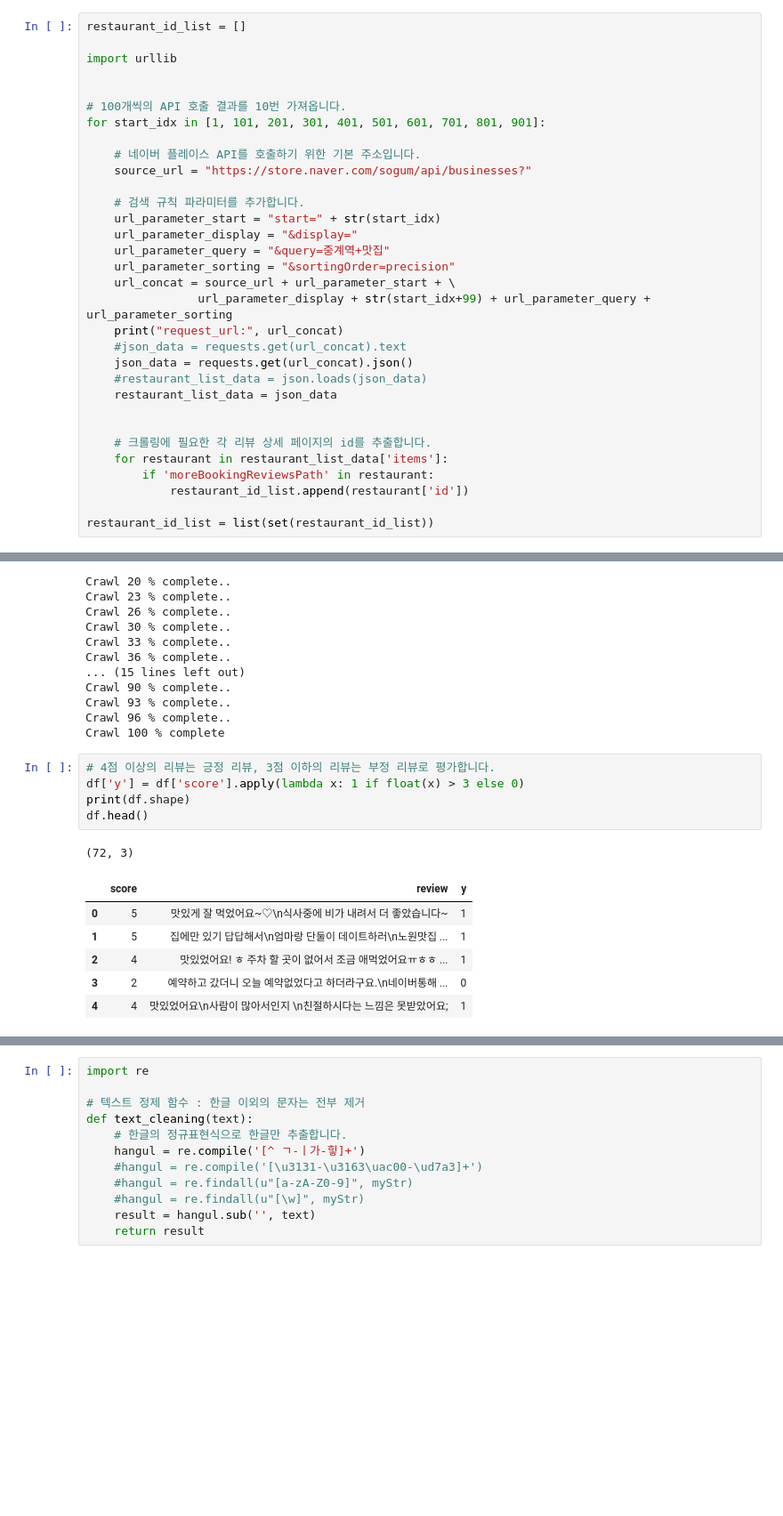
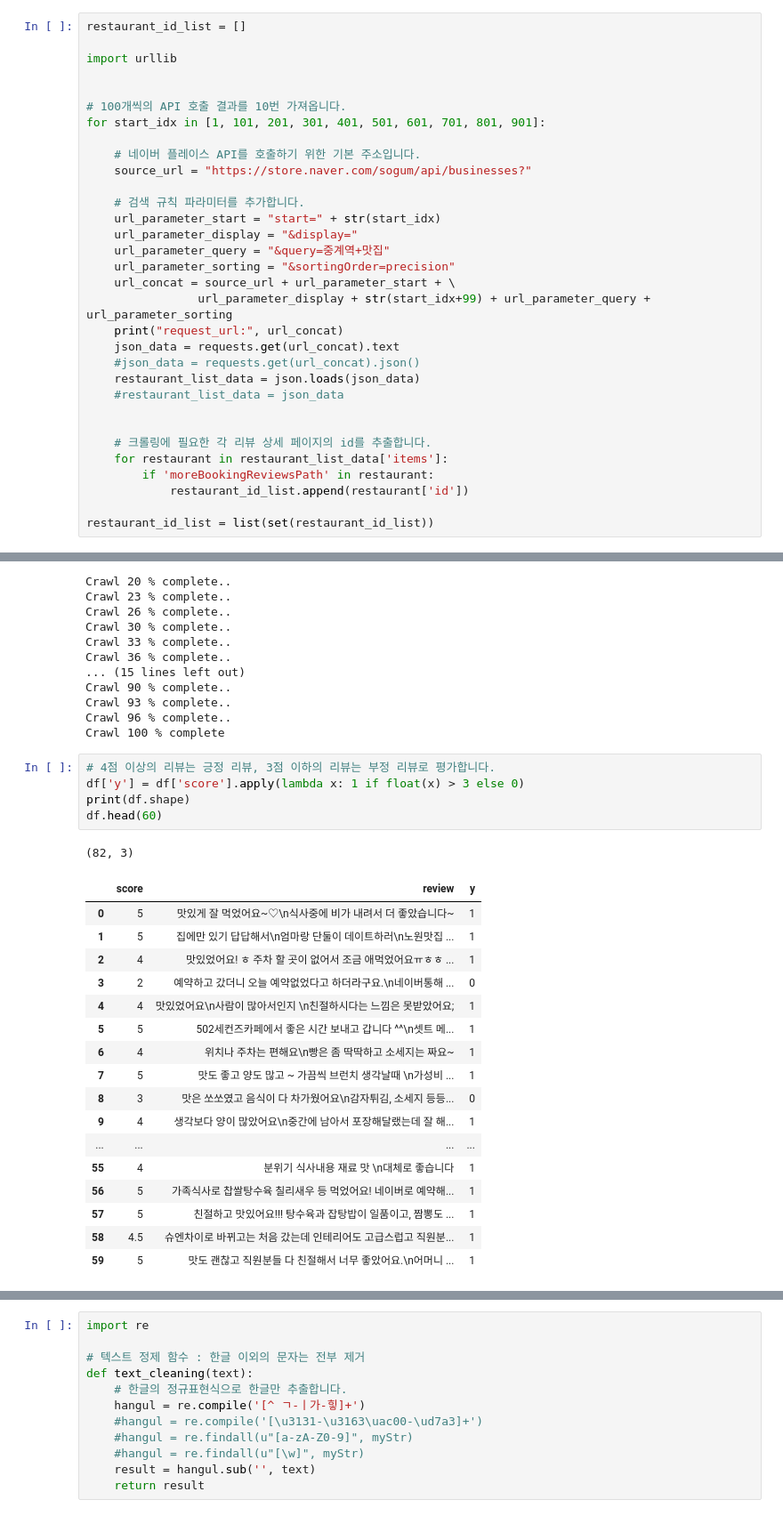
Before and after one commit to COMDORI-HWJ/Python-Data-Analysis, a Jupyter notebook: Final-pro.ipynb, the cells around one changed output, grey strips where cells are left out. Shown at 89% size. Saved outputs shown, nothing was run; the diff lists cells and outputs as text; blank space fills up the shorter version.

```diff
--- a/Final-pro.ipynb
+++ b/Final-pro.ipynb
@@ -50,10 +50,10 @@ for start_idx in [1, 101, 201, 301, 401, 501, 601, 701, 801, 901]:
     url_concat = source_url + url_parameter_start + \
                 url_parameter_display + str(start_idx+99) + url_parameter_query + url_parameter_sorting
     print("request_url:", url_concat)
-    #json_data = requests.get(url_concat).text
-    json_data = requests.get(url_concat).json()
-    #restaurant_list_data = json.loads(json_data)
-    restaurant_list_data = json_data
+    json_data = requests.get(url_concat).text
+    #json_data = requests.get(url_concat).json()
+    restaurant_list_data = json.loads(json_data)
+    #restaurant_list_data = json_data
 
 
     # 크롤링에 필요한 각 리뷰 상세 페이지의 id를 추출합니다.
@@ -125,15 +125,26 @@ Crawl 100 % complete
 # %%
 # 4점 이상의 리뷰는 긍정 리뷰, 3점 이하의 리뷰는 부정 리뷰로 평가합니다.
 df['y'] = df['score'].apply(lambda x: 1 if float(x) > 3 else 0)
 print(df.shape)
-df.head()
+df.head(60)
 # %% [output]
-(72, 3)
+(82, 3)
 |  | score | review | y |
 | 0 | 5 | 맛있게 잘 먹었어요~♡\n식사중에 비가 내려서 더 좋았습니다~ | 1 |
 | 1 | 5 | 집에만 있기 답답해서\n엄마랑 단둘이 데이트하러\n노원맛집 ... | 1 |
 | 2 | 4 | 맛있었어요! ㅎ 주차 할 곳이 없어서 조금 애먹었어요ㅠㅎㅎ ... | 1 |
 | 3 | 2 | 예약하고 갔더니 오늘 예약없었다고 하더라구요.\n네이버통해 ... | 0 |
 | 4 | 4 | 맛있었어요\n사람이 많아서인지 \n친절하시다는 느낌은 못받았어요; | 1 |
+| 5 | 5 | 502세컨즈카페에서 좋은 시간 보내고 갑니다 ^^\n셋트 메... | 1 |
+| 6 | 4 | 위치나 주차는 편해요\n빵은 좀 딱딱하고 소세지는 짜요~ | 1 |
+| 7 | 5 | 맛도 좋고 양도 많고 ~ 가끔씩 브런치 생각날때 \n가성비 ... | 1 |
+| 8 | 3 | 맛은 쏘쏘였고 음식이 다 차가웠어요\n감자튀김, 소세지 등등... | 0 |
+| 9 | 4 | 생각보다 양이 많았어요\n중간에 남아서 포장해달랬는데 잘 해... | 1 |
+| ... | ... | ... | ... |
+| 55 | 4 | 분위기 식사내용 재료 맛 \n대체로 좋습니다 | 1 |
+| 56 | 5 | 가족식사로 찹쌀탕수육 칠리새우 등 먹었어요! 네이버로 예약해... | 1 |
+| 57 | 5 | 친절하고 맛있어요!!! 탕수육과 잡탕밥이 일품이고, 짬뽕도 ... | 1 |
+| 58 | 4.5 | 슈엔차이로 바뀌고는 처음 갔는데 인테리어도 고급스럽고 직원분... | 1 |
+| 59 | 5 | 맛도 괜찮고 직원분들 다 친절해서 너무 좋았어요.\n어머니 ... | 1 |
 # %%
 df.to_csv("review_data.csv", index=False)
```
Also changed, not shown: parts of 24 cells of this notebook.
